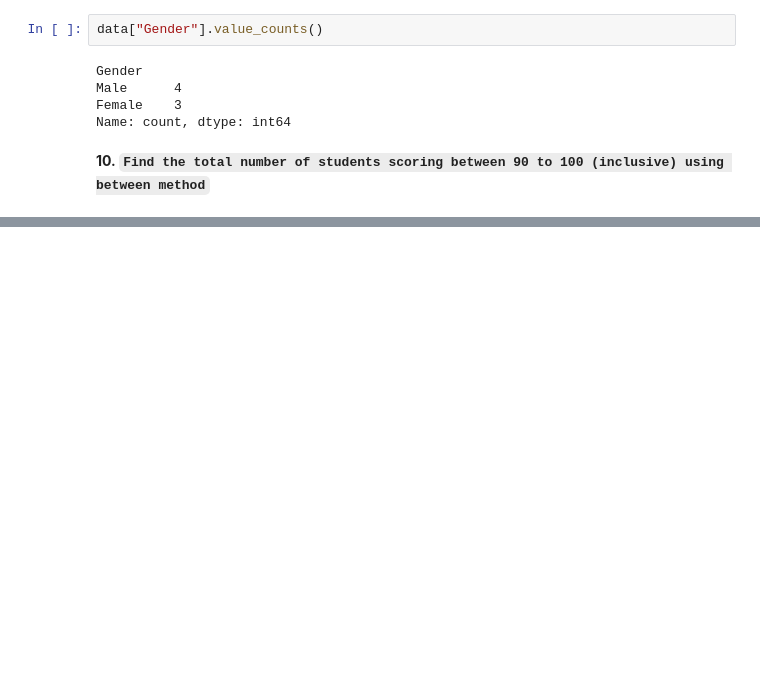
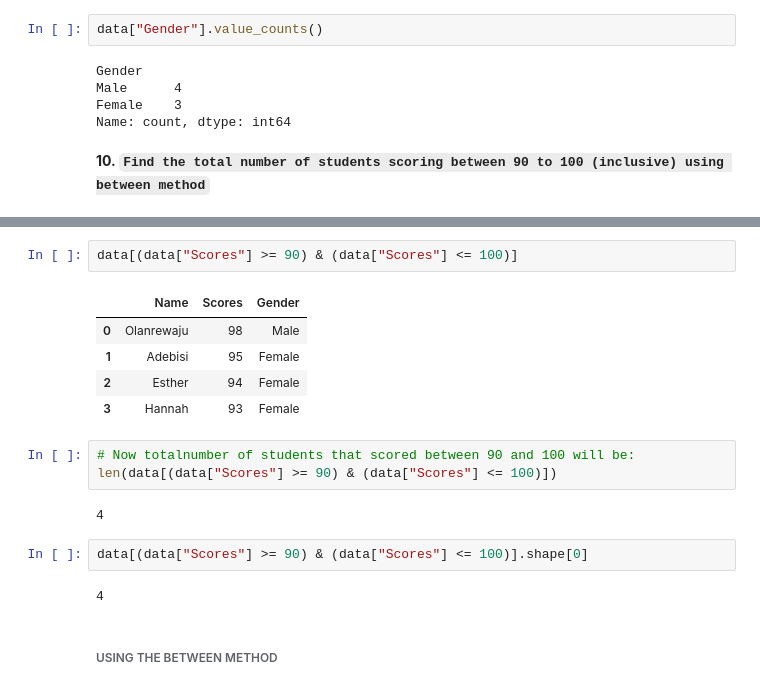
Before and after one commit to larrysman/python-for-data-analytics-and-business-intelligence, a Jupyter notebook: project 1/warm_up.ipynb, the cells around one changed output, grey strips where cells are left out. Drawn from its saved outputs; the diff is of its cells as text; blank space fills up the shorter version.

```diff
--- a/project 1/warm_up.ipynb
+++ b/project 1/warm_up.ipynb
@@ -166,0 +210,19 @@ Name: count, dtype: int64
+# %%
+data[(data["Scores"] >= 90) & (data["Scores"] <= 100)]
+# %% [output]
+|  | Name | Scores | Gender |
+| 0 | Olanrewaju | 98 | Male |
+| 1 | Adebisi | 95 | Female |
+| 2 | Esther | 94 | Female |
+| 3 | Hannah | 93 | Female |
+# %%
+# Now totalnumber of students that scored between 90 and 100 will be:
+len(data[(data["Scores"] >= 90) & (data["Scores"] <= 100)])
+# %% [output]
+4
+# %%
+data[(data["Scores"] >= 90) & (data["Scores"] <= 100)].shape[0]
+# %% [output]
+4
+# %% [markdown]
+###### USING THE BETWEEN METHOD
```
Also changed, not shown: parts of 29 cells of this notebook.
